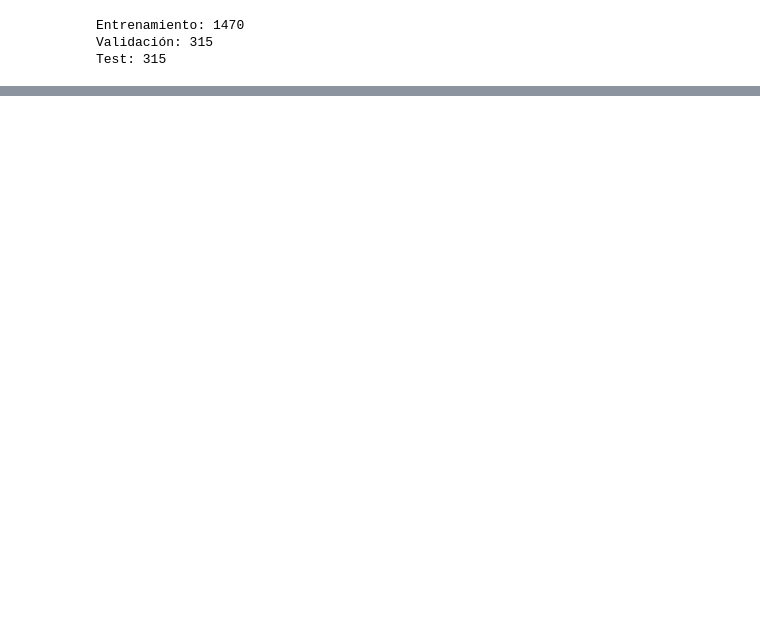
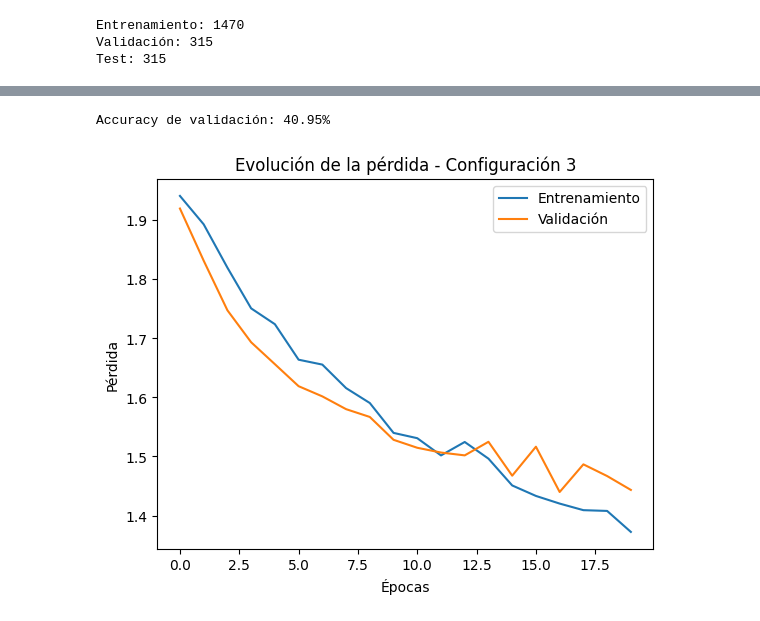
Before and after one commit to PycassoCode/art_styles_classification, a Jupyter notebook: trabajo1_aa2.ipynb, the cells around one changed output, grey strips where cells are left out. Drawn from its saved outputs; the diff is of its cells as text; code cells hidden in the pictures; blank space fills up the shorter version.

```diff
--- a/trabajo1_aa2.ipynb
+++ b/trabajo1_aa2.ipynb
@@ -285,0 +329,7 @@ plt.show()
+# %%
+# Configuración 2
+modelo = ConvNet().to(device)
+criterio = nn.CrossEntropyLoss()
+optimizador = optim.Adam(modelo.parameters(), lr=0.0001)
+
+epocas = 20
@@ -285,0 +395,19 @@ plt.show()
+# %%
+modelo.eval()
+
+correctas = 0
+total = 0
+
+with torch.no_grad():
+    for images, labels in val_loader:
+        images, labels = images.to(device), labels.to(device)
+
+        outputs = modelo(images)
+        _, predicciones = torch.max(outputs, 1)
+
+        total += labels.size(0)
+        correctas += (predicciones == labels).sum().item()
+
+accuracy = 100 * correctas / total
+
+print(f'Accuracy de validación: {accuracy:.2f}%')
@@ -285,0 +438,9 @@ plt.show()
+# %%
+# Configuración 3
+modelo = ConvNet().to(device)
+modelo.dropout1 = nn.Dropout(p=0.5)
+
+criterio = nn.CrossEntropyLoss()
+optimizador = optim.Adam(modelo.parameters(), lr=0.0001)
+
+epocas = 20
@@ -285,0 +525,32 @@ plt.show()
+# %%
+modelo.eval()
+
+correctas = 0
+total = 0
+
+with torch.no_grad():
+    for images, labels in val_loader:
+        images, labels = images.to(device), labels.to(device)
+
+        outputs = modelo(images)
+        _, predicciones = torch.max(outputs, 1)
+
+        total += labels.size(0)
+        correctas += (predicciones == labels).sum().item()
+
+accuracy = 100 * correctas / total
+
+print(f'Accuracy de validación: {accuracy:.2f}%')
+# %% [output]
+Accuracy de validación: 40.95%
+# %%
+plt.plot(valores_perdida_train, label='Entrenamiento')
+plt.plot(valores_perdida_validacion, label='Validación')
+
+plt.xlabel('Épocas')
+plt.ylabel('Pérdida')
+plt.title('Evolución de la pérdida - Configuración 3')
+plt.legend()
+plt.show()
+# %% [output]
+[figure, added]
```
Also changed, not shown: parts of 22 cells of this notebook.
